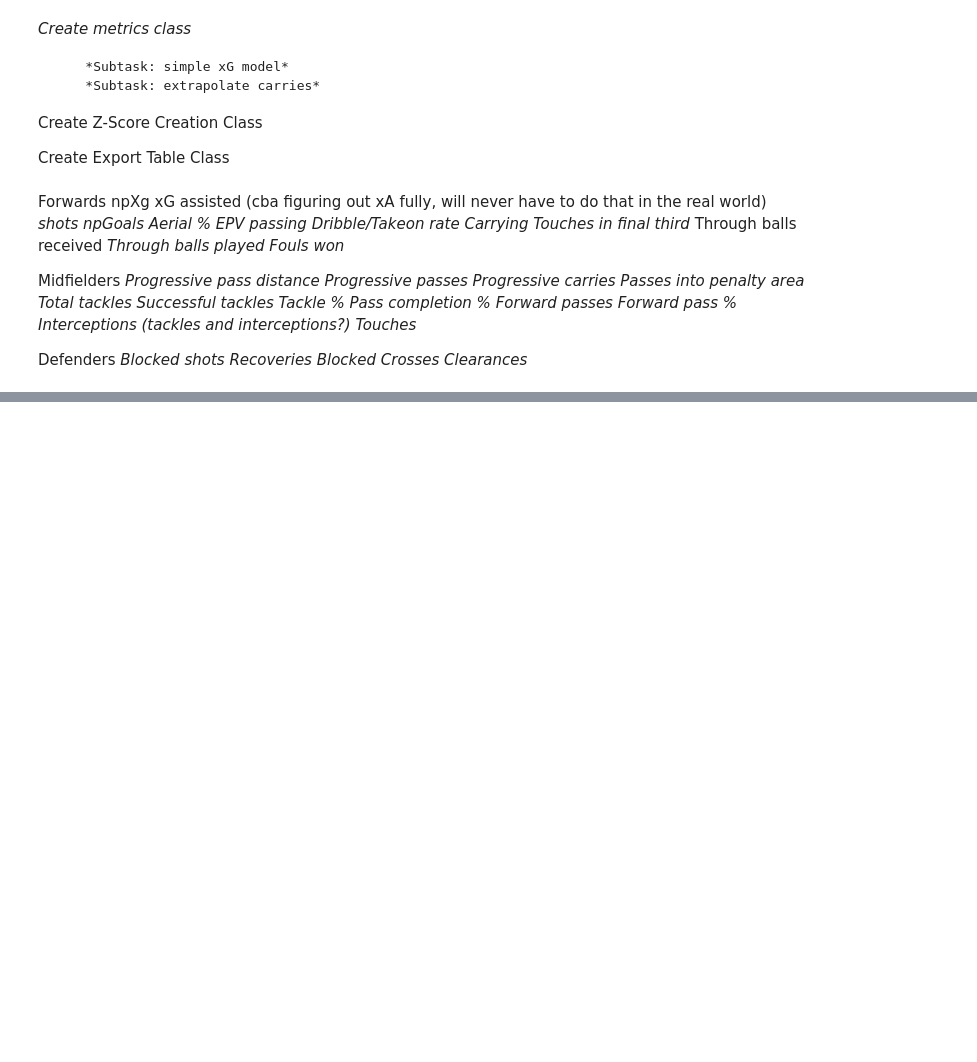
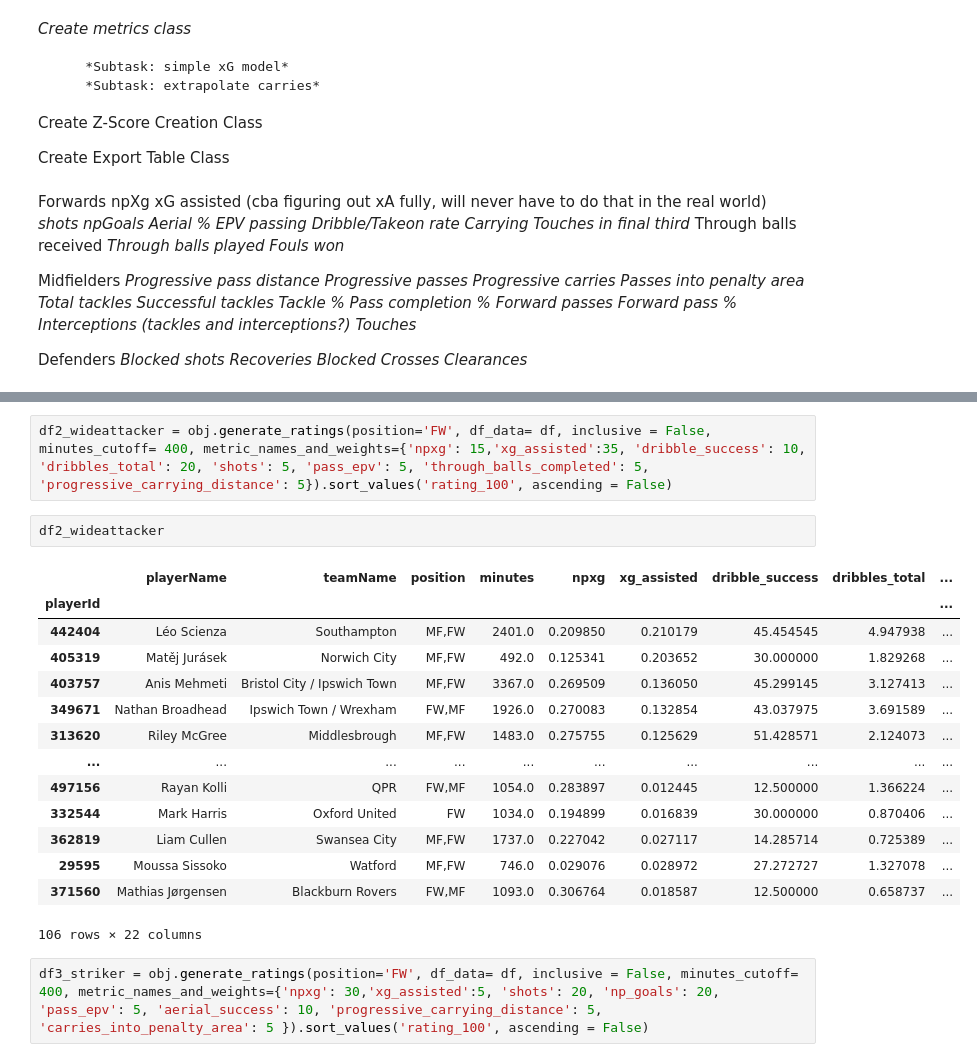
Before and after one commit to nkrackeler30/MLSCompRatingArticle, a Jupyter notebook: CompRatingArticle.ipynb, the cells around one changed output, grey strips where cells are left out. Saved outputs shown, nothing was run; the diff lists cells and outputs as text; blank space fills up the shorter version.

```diff
--- a/CompRatingArticle.ipynb
+++ b/CompRatingArticle.ipynb
@@ -313,0 +343,21 @@ df1
+# %%
+df2_wideattacker = obj.generate_ratings(position='FW', df_data= df, inclusive = False, minutes_cutoff= 400, metric_names_and_weights={'npxg': 15,'xg_assisted':35, 'dribble_success': 10, 'dribbles_total': 20, 'shots': 5, 'pass_epv': 5, 'through_balls_completed': 5, 'progressive_carrying_distance': 5}).sort_values('rating_100', ascending = False)
+# %%
+df2_wideattacker
+# %% [output]
+|  | playerName | teamName | position | minutes | npxg | xg_assisted | dribble_success | dribbles_total | ... |
+| playerId |  |  |  |  |  |  |  |  | ... |
+| 442404 | Léo Scienza | Southampton | MF,FW | 2401.0 | 0.209850 | 0.210179 | 45.454545 | 4.947938 | ... |
+| 405319 | Matěj Jurásek | Norwich City | MF,FW | 492.0 | 0.125341 | 0.203652 | 30.000000 | 1.829268 | ... |
+| 403757 | Anis Mehmeti | Bristol City / Ipswich Town | MF,FW | 3367.0 | 0.269509 | 0.136050 | 45.299145 | 3.127413 | ... |
+| 349671 | Nathan Broadhead | Ipswich Town / Wrexham | FW,MF | 1926.0 | 0.270083 | 0.132854 | 43.037975 | 3.691589 | ... |
+| 313620 | Riley McGree | Middlesbrough | MF,FW | 1483.0 | 0.275755 | 0.125629 | 51.428571 | 2.124073 | ... |
+| ... | ... | ... | ... | ... | ... | ... | ... | ... | ... |
+| 497156 | Rayan Kolli | QPR | FW,MF | 1054.0 | 0.283897 | 0.012445 | 12.500000 | 1.366224 | ... |
+| 332544 | Mark Harris | Oxford United | FW | 1034.0 | 0.194899 | 0.016839 | 30.000000 | 0.870406 | ... |
+| 362819 | Liam Cullen | Swansea City | MF,FW | 1737.0 | 0.227042 | 0.027117 | 14.285714 | 0.725389 | ... |
+| 29595 | Moussa Sissoko | Watford | MF,FW | 746.0 | 0.029076 | 0.028972 | 27.272727 | 1.327078 | ... |
+| 371560 | Mathias Jørgensen | Blackburn Rovers | FW,MF | 1093.0 | 0.306764 | 0.018587 | 12.500000 | 0.658737 | ... |
+106 rows × 22 columns
+# %%
+df3_striker = obj.generate_ratings(position='FW', df_data= df, inclusive = False, minutes_cutoff= 400, metric_names_and_weights={'npxg': 30,'xg_assisted':5, 'shots': 20, 'np_goals': 20, 'pass_epv': 5, 'aerial_success': 10, 'progressive_carrying_distance': 5, 'carries_into_penalty_area': 5 }).sort_values('rating_100', ascending = False)
```
Also changed, not shown: parts of 7 cells of this notebook.
